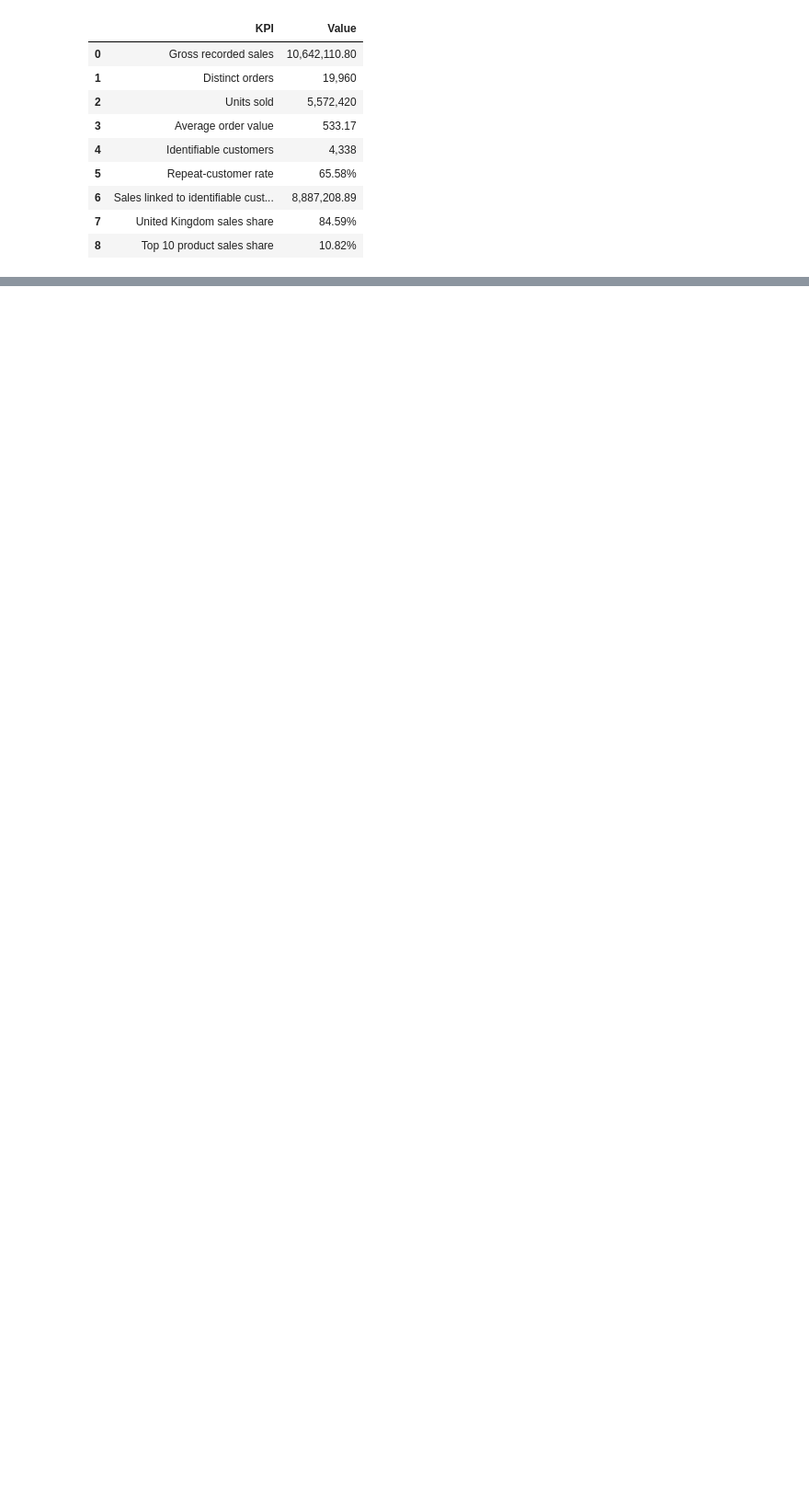
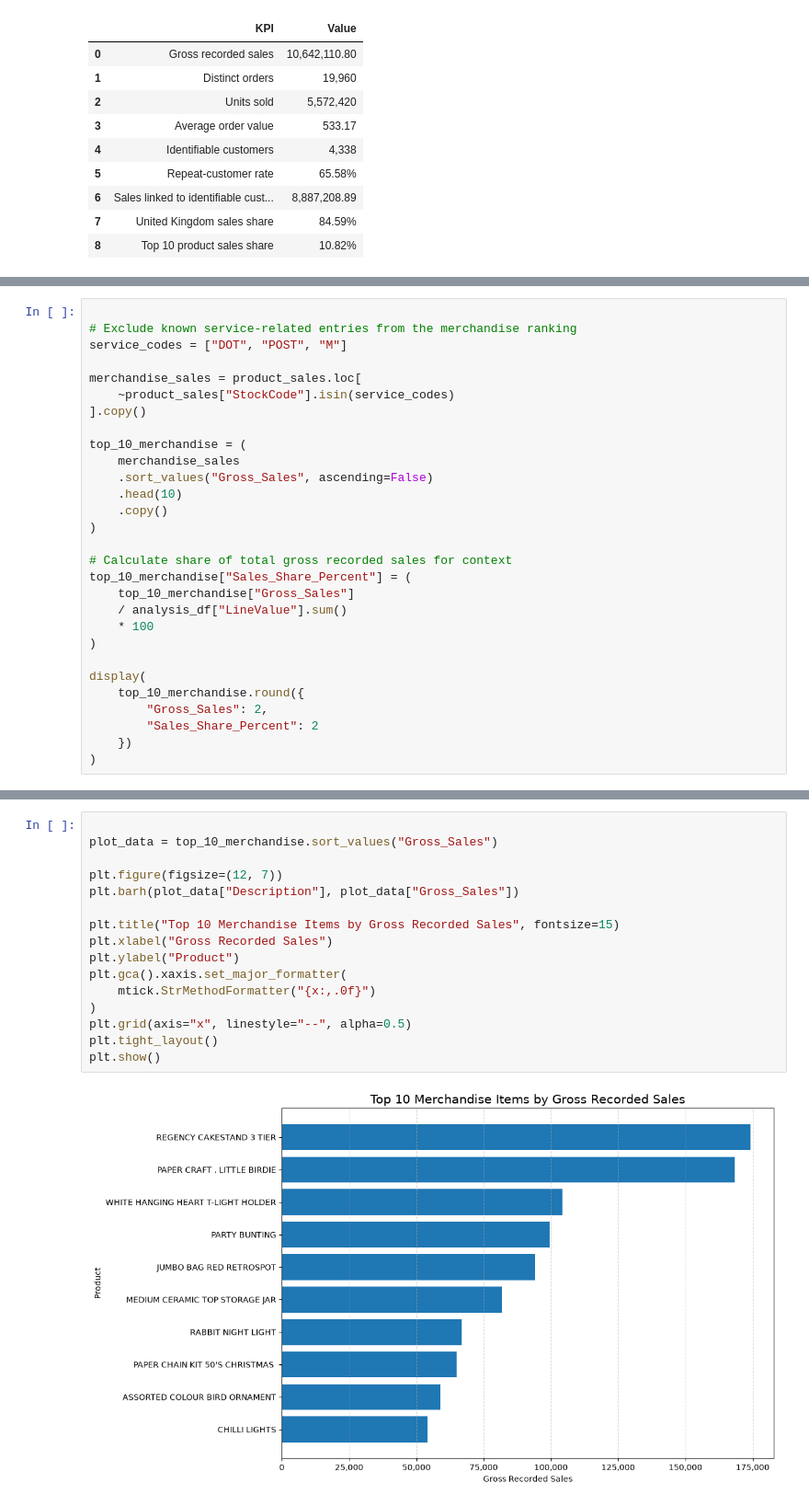
Before and after one commit to kartikeysharma2645/Analytics-Report-Insights, a Jupyter notebook: notebooks/ecommerce_sales_analysis.ipynb, the cells around one changed output, grey strips where cells are left out. Shown at 92% size. Cells and saved outputs as stored; diff of their text form; blank space fills up the shorter version.

```diff
--- a/notebooks/ecommerce_sales_analysis.ipynb
+++ b/notebooks/ecommerce_sales_analysis.ipynb
@@ -1121,0 +1207,29 @@ display(executive_kpis)
+# %%
+
+# Exclude known service-related entries from the merchandise ranking
+service_codes = ["DOT", "POST", "M"]
+
+merchandise_sales = product_sales.loc[
+    ~product_sales["StockCode"].isin(service_codes)
+].copy()
+
+top_10_merchandise = (
+    merchandise_sales
+    .sort_values("Gross_Sales", ascending=False)
+    .head(10)
+    .copy()
+)
+
+# Calculate share of total gross recorded sales for context
+top_10_merchandise["Sales_Share_Percent"] = (
+    top_10_merchandise["Gross_Sales"]
+    / analysis_df["LineValue"].sum()
+    * 100
+)
+
+display(
+    top_10_merchandise.round({
+        "Gross_Sales": 2,
+        "Sales_Share_Percent": 2
+    })
+)
@@ -1121,0 +1248,18 @@ display(executive_kpis)
+# %%
+
+plot_data = top_10_merchandise.sort_values("Gross_Sales")
+
+plt.figure(figsize=(12, 7))
+plt.barh(plot_data["Description"], plot_data["Gross_Sales"])
+
+plt.title("Top 10 Merchandise Items by Gross Recorded Sales", fontsize=15)
+plt.xlabel("Gross Recorded Sales")
+plt.ylabel("Product")
+plt.gca().xaxis.set_major_formatter(
+    mtick.StrMethodFormatter("{x:,.0f}")
+)
+plt.grid(axis="x", linestyle="--", alpha=0.5)
+plt.tight_layout()
+plt.show()
+# %% [output]
+[figure, added]
```
Also changed, not shown: parts of 6 cells of this notebook.
